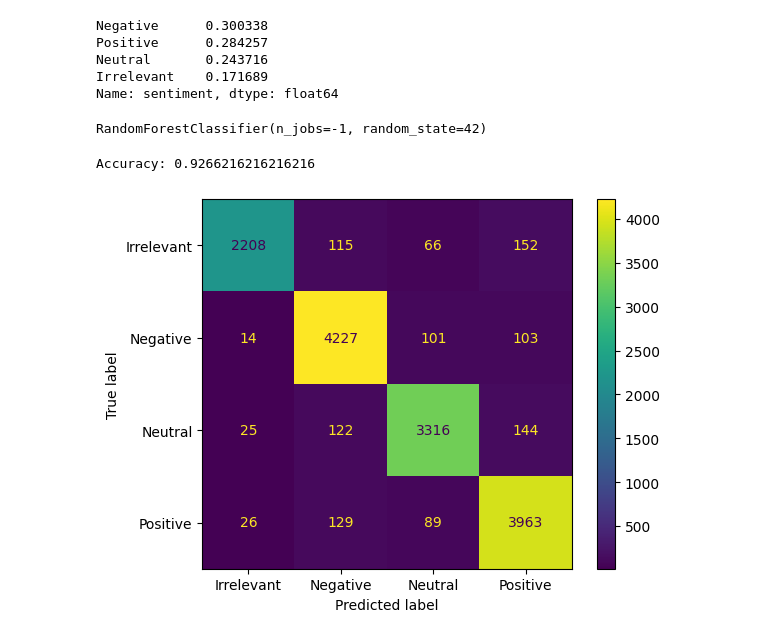
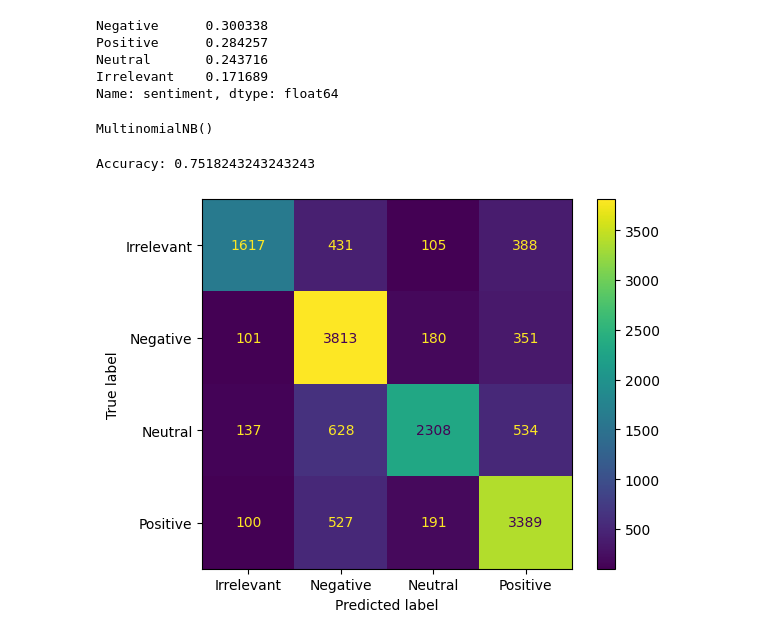
Before and after one commit to gregoriusavip/AI-text-classifier, a Jupyter notebook: training_model/MultinomialNB_Model.ipynb, the cells around one changed output. Cells and saved outputs as stored; diff of their text form; code cells hidden in the pictures.

```diff
--- a/training_model/MultinomialNB_Model.ipynb
+++ b/training_model/MultinomialNB_Model.ipynb
@@ -145,27 +139,27 @@ Neutral       0.243716
 Irrelevant    0.171689
 Name: sentiment, dtype: float64
 # %%
-# create a Random Forest Classifier object
-rfc = RandomForestClassifier(n_estimators=100, n_jobs=-1, random_state=42)
+# create a Multinomial Naive Bayes Classifier object
+mnb = MultinomialNB()
 
 # fit the classifier to the training data
-rfc.fit(x_train_encode, y_train)
+mnb.fit(x_train_encode, y_train)
 # %% [output]
-RandomForestClassifier(n_jobs=-1, random_state=42)
+MultinomialNB()
 # %%
-# Calculate the accuracy using the test data
-y_pred = rfc.predict(x_test_encode)
-accuracy = accuracy_score(y_test, y_pred)
+# Calculate the accuracy using Multinomial model and the test data
+mnb_test_predict = mnb.predict(x_test_encode)
+accuracy = accuracy_score(y_test, mnb_test_predict)
 print("Accuracy:", accuracy)
 # %% [output]
-Accuracy: 0.9266216216216216
+Accuracy: 0.7518243243243243
 # %%
 # Create the confusion matrix
-cm = confusion_matrix(y_test, y_pred)
+cm = confusion_matrix(y_test, mnb_test_predict)
 
-ConfusionMatrixDisplay(confusion_matrix=cm, display_labels=rfc.classes_).plot();
+ConfusionMatrixDisplay(confusion_matrix=cm, display_labels=mnb.classes_).plot();
 # %% [output]
-[figure, old version]
+[figure, new version]
 # %%
 # calculate the accuracy of the classifier using the validation dataset
 x_val_encode = vectorizer.transform(validate_data.lower)
```
Also changed, not shown: parts of 18 cells of this notebook.
